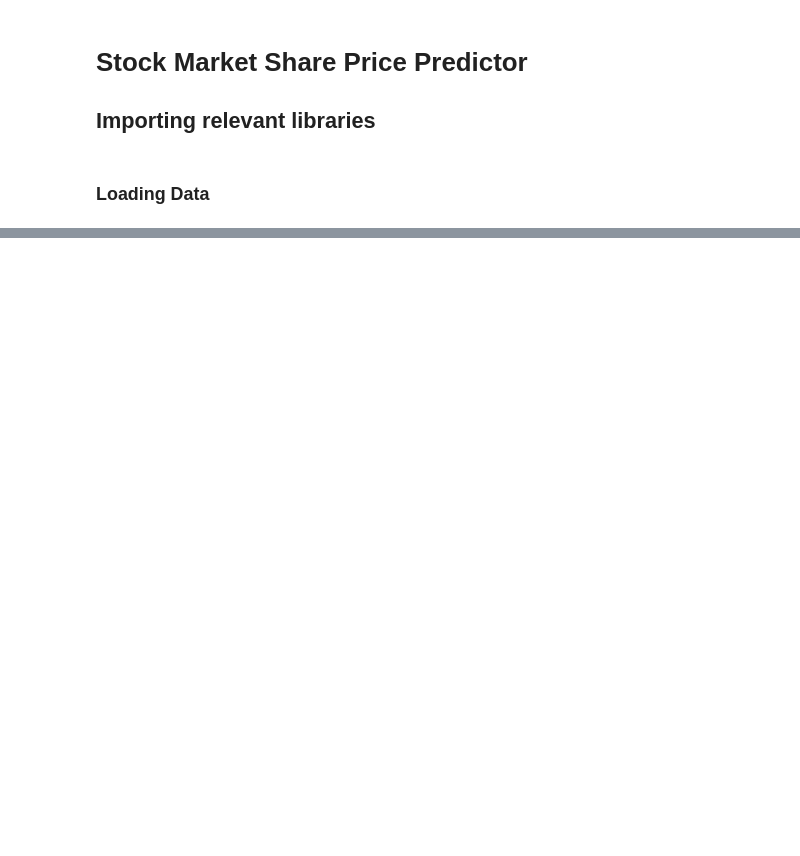
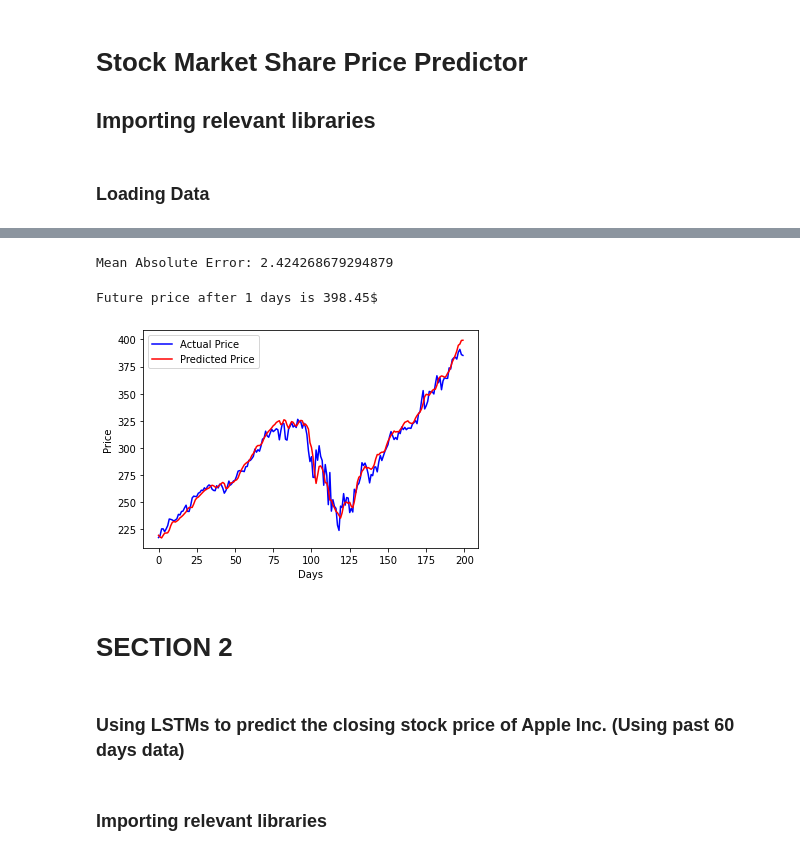
Before and after one commit to TebogoNkomondo/StockM, a Jupyter notebook: StockM.ipynb, the cells around one changed output, grey strips where cells are left out. Cells and saved outputs as stored; diff of their text form; code cells hidden in the pictures; blank space fills up the shorter version.

Commit message:
data visualization

```diff
--- a/StockM.ipynb
+++ b/StockM.ipynb
@@ -89,0 +214,18 @@ def load_data(ticker, n_steps=50, scale=True, shuffle=True, lookup_step=1,
+# %%
+data = load_data(ticker, N_STEPS, lookup_step=LOOKUP_STEP, test_size=TEST_SIZE,
+                feature_columns=FEATURE_COLUMNS, shuffle=False)
+
+# construct the model
+model = create_model(N_STEPS, loss=LOSS, units=UNITS, cell=CELL, n_layers=N_LAYERS,
+                    dropout=DROPOUT, optimizer=OPTIMIZER, bidirectional=BIDIRECTIONAL)
+
+model_path = os.path.join("results", model_name) + ".h5"
+model.load_weights(model_path)
+# %%
+# evaluate the model
+mse, mae = model.evaluate(data["X_test"], data["y_test"], verbose=0)
+# calculate the mean absolute error (inverse scaling)
+mean_absolute_error = data["column_scaler"]["adjclose"].inverse_transform([[mae]])[0][0]
+print("Mean Absolute Error:", mean_absolute_error)
+# %% [output]
+Mean Absolute Error: 2.424268679294879
@@ -89,0 +247,30 @@ def load_data(ticker, n_steps=50, scale=True, shuffle=True, lookup_step=1,
+# %%
+# predict the future price
+future_price = predict(model, data)
+print(f"Future price after {LOOKUP_STEP} days is {future_price:.2f}$")
+# %% [output]
+Future price after 1 days is 398.45$
+# %%
+def plot_graph(model, data):
+    y_test = data["y_test"]
+    X_test = data["X_test"]
+    y_pred = model.predict(X_test)
+    y_test = np.squeeze(data["column_scaler"]["adjclose"].inverse_transform(np.expand_dims(y_test, axis=0)))
+    y_pred = np.squeeze(data["column_scaler"]["adjclose"].inverse_transform(y_pred))
+    # last 200 days, feel free to edit that
+    plt.plot(y_test[-200:], c='b')
+    plt.plot(y_pred[-200:], c='r')
+    plt.xlabel("Days")
+    plt.ylabel("Price")
+    plt.legend(["Actual Price", "Predicted Price"])
+    plt.show()
+# %%
+plot_graph(model, data)
+# %% [output]
+[figure, added]
+# %% [markdown]
+# SECTION 2
+# %% [markdown]
+### Using LSTMs to predict the closing stock price of Apple Inc. (Using past 60 days data)
+# %% [markdown]
+### Importing relevant libraries
```
Also changed, not shown: parts of 22 cells of this notebook, 16 other files.
